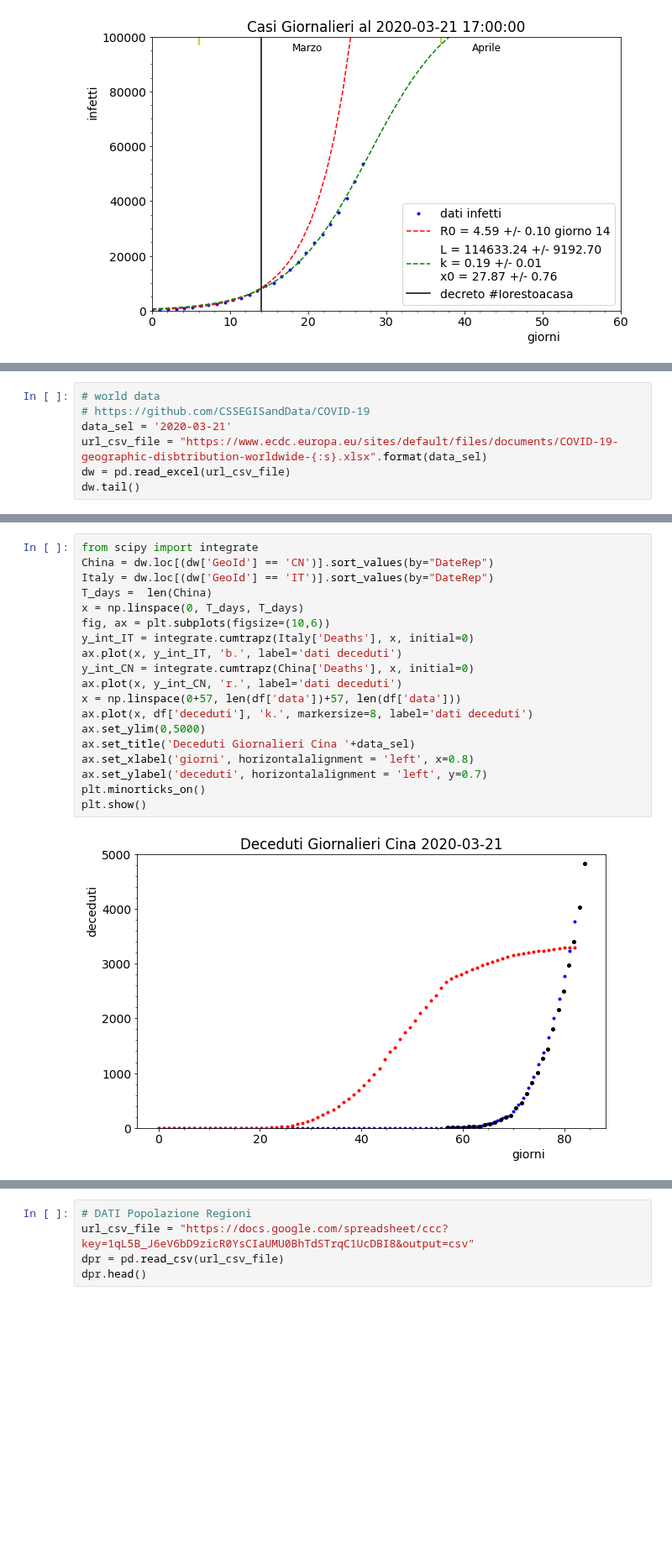
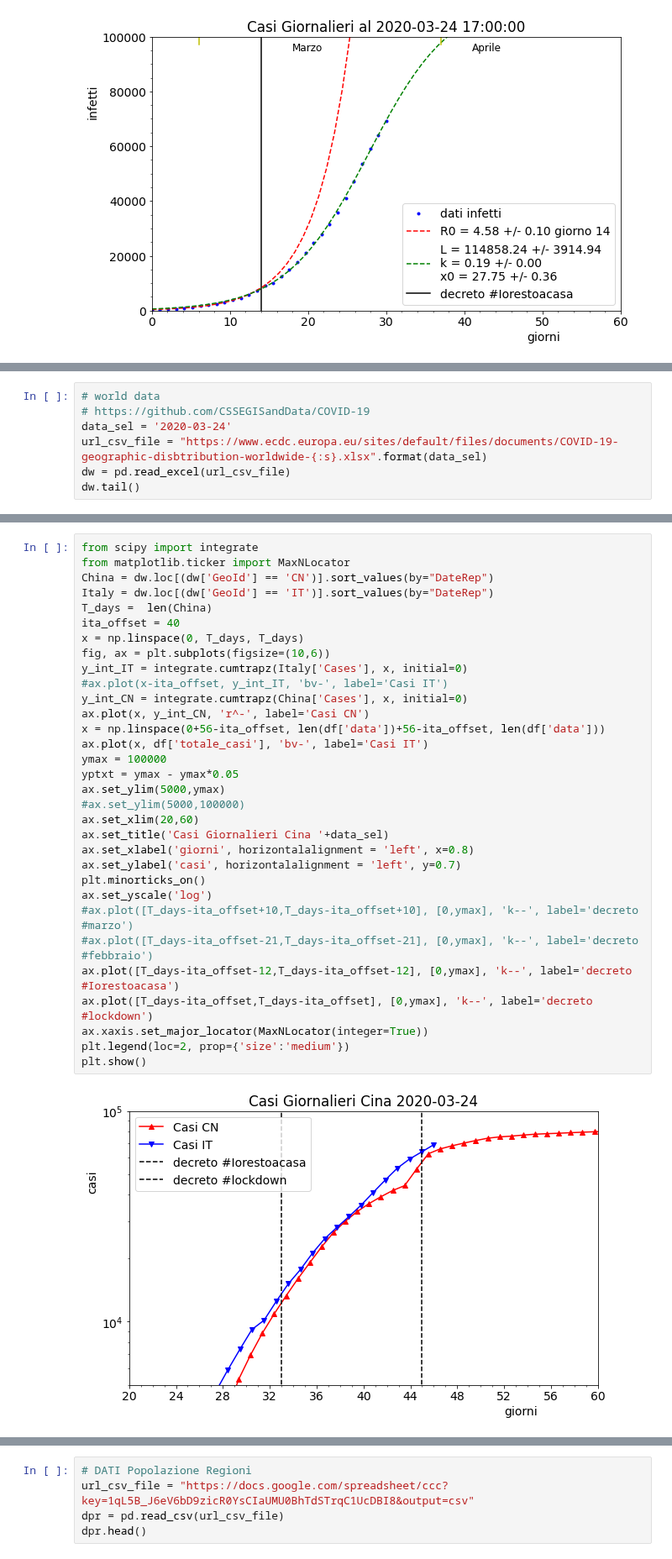
Before and after one commit to lorenzopaolucci/studenti, a Jupyter notebook: covid19.ipynb, the cells around one changed output, grey strips where cells are left out. Shown at 84% size. Cells and saved outputs as stored; diff of their text form; blank space fills up the shorter version.

```diff
--- a/covid19.ipynb
+++ b/covid19.ipynb
@@ -297,7 +362,7 @@ plt.show()
 # %%
 # world data
 # https://github.com/CSSEGISandData/COVID-19
-data_sel = '2020-03-21'
+data_sel = '2020-03-24'
 url_csv_file = "https://www.ecdc.europa.eu/sites/default/files/documents/COVID-19-geographic-disbtribution-worldwide-{:s}.xlsx".format(data_sel)
 dw = pd.read_excel(url_csv_file)
 dw.tail()
@@ -311,21 +376,34 @@ dw.tail()
 # %%
 from scipy import integrate
+from matplotlib.ticker import MaxNLocator
 China = dw.loc[(dw['GeoId'] == 'CN')].sort_values(by="DateRep")
 Italy = dw.loc[(dw['GeoId'] == 'IT')].sort_values(by="DateRep")
 T_days =  len(China)
+ita_offset = 40
 x = np.linspace(0, T_days, T_days)
 fig, ax = plt.subplots(figsize=(10,6))
-y_int_IT = integrate.cumtrapz(Italy['Deaths'], x, initial=0)
-ax.plot(x, y_int_IT, 'b.', label='dati deceduti')
-y_int_CN = integrate.cumtrapz(China['Deaths'], x, initial=0)
-ax.plot(x, y_int_CN, 'r.', label='dati deceduti')
-x = np.linspace(0+57, len(df['data'])+57, len(df['data']))
-ax.plot(x, df['deceduti'], 'k.', markersize=8, label='dati deceduti')
-ax.set_ylim(0,5000)
-ax.set_title('Deceduti Giornalieri Cina '+data_sel)
+y_int_IT = integrate.cumtrapz(Italy['Cases'], x, initial=0)
+#ax.plot(x-ita_offset, y_int_IT, 'bv-', label='Casi IT')
+y_int_CN = integrate.cumtrapz(China['Cases'], x, initial=0)
+ax.plot(x, y_int_CN, 'r^-', label='Casi CN')
+x = np.linspace(0+56-ita_offset, len(df['data'])+56-ita_offset, len(df['data']))
+ax.plot(x, df['totale_casi'], 'bv-', label='Casi IT')
+ymax = 100000
+yptxt = ymax - ymax*0.05
+ax.set_ylim(5000,ymax)
+#ax.set_ylim(5000,100000)
+ax.set_xlim(20,60)
+ax.set_title('Casi Giornalieri Cina '+data_sel)
 ax.set_xlabel('giorni', horizontalalignment = 'left', x=0.8)
-ax.set_ylabel('deceduti', horizontalalignment = 'left', y=0.7)
+ax.set_ylabel('casi', horizontalalignment = 'left', y=0.7)
 plt.minorticks_on()
+ax.set_yscale('log')
+#ax.plot([T_days-ita_offset+10,T_days-ita_offset+10], [0,ymax], 'k--', label='decreto #marzo')
+#ax.plot([T_days-ita_offset-21,T_days-ita_offset-21], [0,ymax], 'k--', label='decreto #febbraio')
+ax.plot([T_days-ita_offset-12,T_days-ita_offset-12], [0,ymax], 'k--', label='decreto #Iorestoacasa')
+ax.plot([T_days-ita_offset,T_days-ita_offset], [0,ymax], 'k--', label='decreto #lockdown')
+ax.xaxis.set_major_locator(MaxNLocator(integer=True))
+plt.legend(loc=2, prop={'size':'medium'})
 plt.show()
 # %% [output]
-[figure, old version]
+[figure, new version]
```
Also changed, not shown: parts of 26 cells of this notebook.
